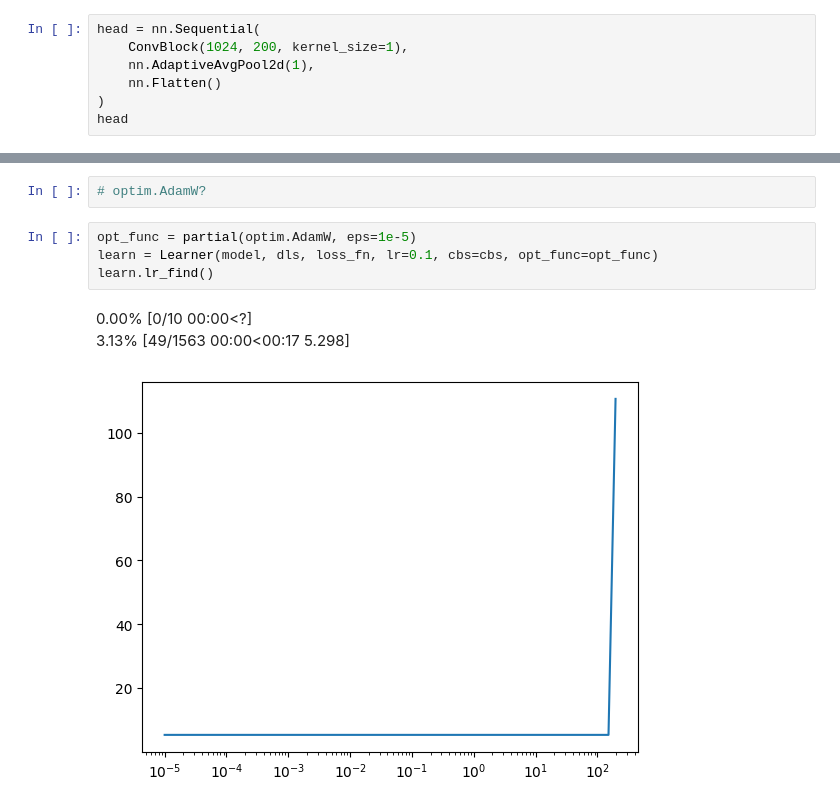
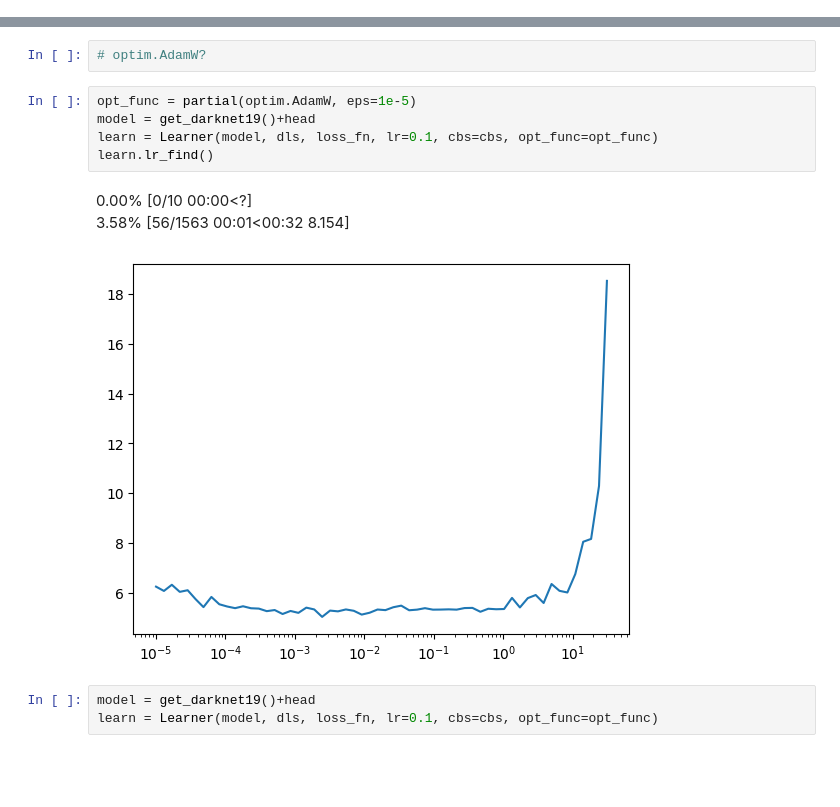
Before and after one commit to galopyz/pilus_project, a Jupyter notebook: nbs/50_darknet.ipynb, the cells around one changed output, grey strips where cells are left out. Cells and saved outputs as stored; diff of their text form; blank space fills up the shorter version.

```diff
--- a/nbs/50_darknet.ipynb
+++ b/nbs/50_darknet.ipynb
@@ -292,7 +288,0 @@ Let's improve the head with batchnorm and relu
-# %%
-head = nn.Sequential(
-    ConvBlock(1024, 200, kernel_size=1),
-    nn.AdaptiveAvgPool2d(1),
-    nn.Flatten()
-)
-head
@@ -435,12 +318,16 @@ from torch import optim
 # optim.AdamW?
 # %%
 opt_func = partial(optim.AdamW, eps=1e-5)
+model = get_darknet19()+head
 learn = Learner(model, dls, loss_fn, lr=0.1, cbs=cbs, opt_func=opt_func)
 learn.lr_find()
 # %% [output]
 0.00% [0/10 00:00<?]
-3.13% [49/1563 00:00<00:17 5.298]
+3.58% [56/1563 00:01<00:32 8.154]
-[figure, old version]
+[figure, new version]
+# %%
+model = get_darknet19()+head
+learn = Learner(model, dls, loss_fn, lr=0.1, cbs=cbs, opt_func=opt_func)
 # %%
 learn.fit(10)
 # %% [output]
```
Also changed, not shown: parts of 17 cells of this notebook.
